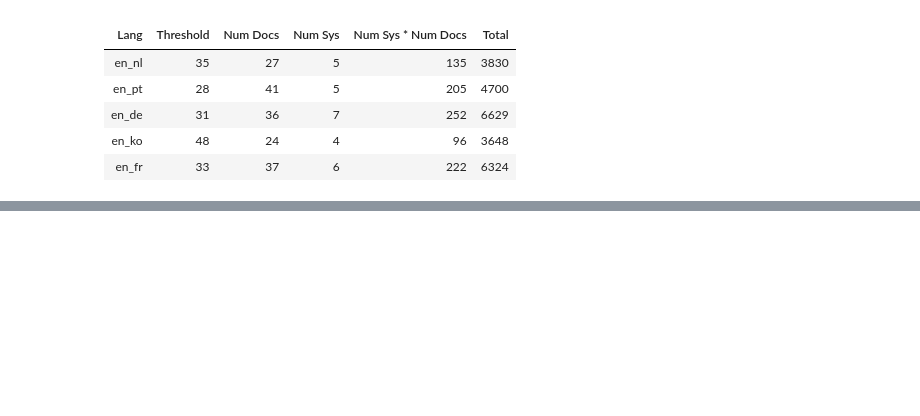
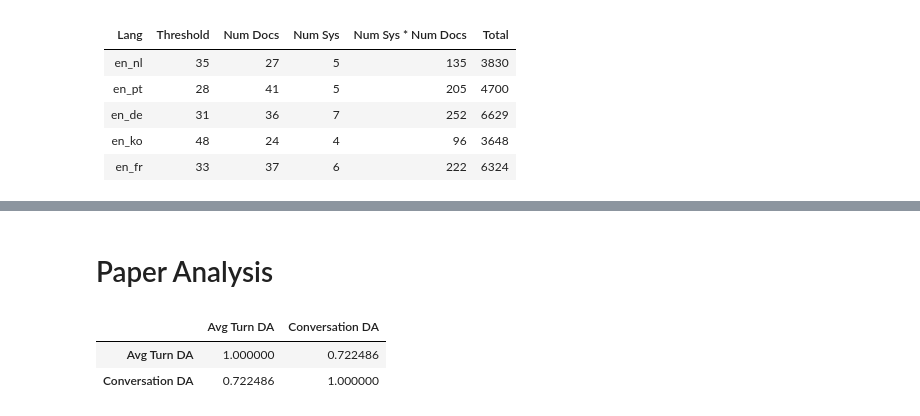
Before and after one commit to WMT-Chat-task/chat-task-2024-results, a Jupyter notebook: generate_human_ranks.ipynb, the cells around one changed output, grey strips where cells are left out. Saved outputs shown, nothing was run; the diff lists cells and outputs as text; code cells hidden in the pictures; blank space fills up the shorter version.

```diff
--- a/generate_human_ranks.ipynb
+++ b/generate_human_ranks.ipynb
@@ -66,0 +49,32 @@ Name: score, dtype: float64
+# %% [markdown]
+# Paper Analysis
+# %%
+import pandas as pd
+import collections
+import json
+
+lang_dict = {"en": "eng", "de": "deu", "pt": "por", "fr": "fra", "ko": "kor", "nl": "nld"}
+
+
+for lp in ["en-de", "en-fr", "en-ko", "en-nl", "en-pt"]:
+
+  tgt_lang = lp.split("-")[1]
+  scores_df = pd.read_csv(f"human_eval/docsqm2{lang_dict[tgt_lang]}_ann.csv")
+  scores_df.drop_duplicates(subset=['model_app'], keep='last', inplace=True)
+
+  main_df = pd.read_csv(f"all_submissions/{lp}.csv")
+  all_df = []
+  for gr, gr_df in main_df.groupby("doc_id"):
+    gr_df["seg_id"] = list(range(0, len(gr_df)))
+    all_df.append(gr_df)
+  all_df = pd.concat(all_df)
+
+  all_df = all_df.melt(id_vars=['source_language', 'target_language', 'source', 'reference', 'doc_id', 'client_id', 'sender', 'tags', 'seg_id'],
+                       value_vars=all_df.columns[8:-1], var_name="model", value_name="output")
+  all_df.rename(columns={"seg_id": "sent_id"}, inplace=True)
+
+  turn_df = scores_df[scores_df.is_doc==False].merge(all_df, on=["doc_id", "sent_id", "model"])
+
+  scores = []
+  for gr, gr_df in turn_df.groupby(['doc_id', 'model']):
+    scores.append([lp, gr[0], gr[1], gr_df['score'].mean(), scores_df[(scores_df.doc_id==gr[0]) & (scores_df.model==gr[1]) & (scores_df.is_doc==True)]['score'].values[0]])
@@ -66,0 +84,6 @@ Name: score, dtype: float64
+# %%
+scores_df[["Avg Turn DA", "Conversation DA"]].corr(method='spearman')
+# %% [output]
+|  | Avg Turn DA | Conversation DA |
+| Avg Turn DA | 1.000000 | 0.722486 |
+| Conversation DA | 0.722486 | 1.000000 |
```
Also changed, not shown: parts of 9 cells of this notebook, 5 other files.
